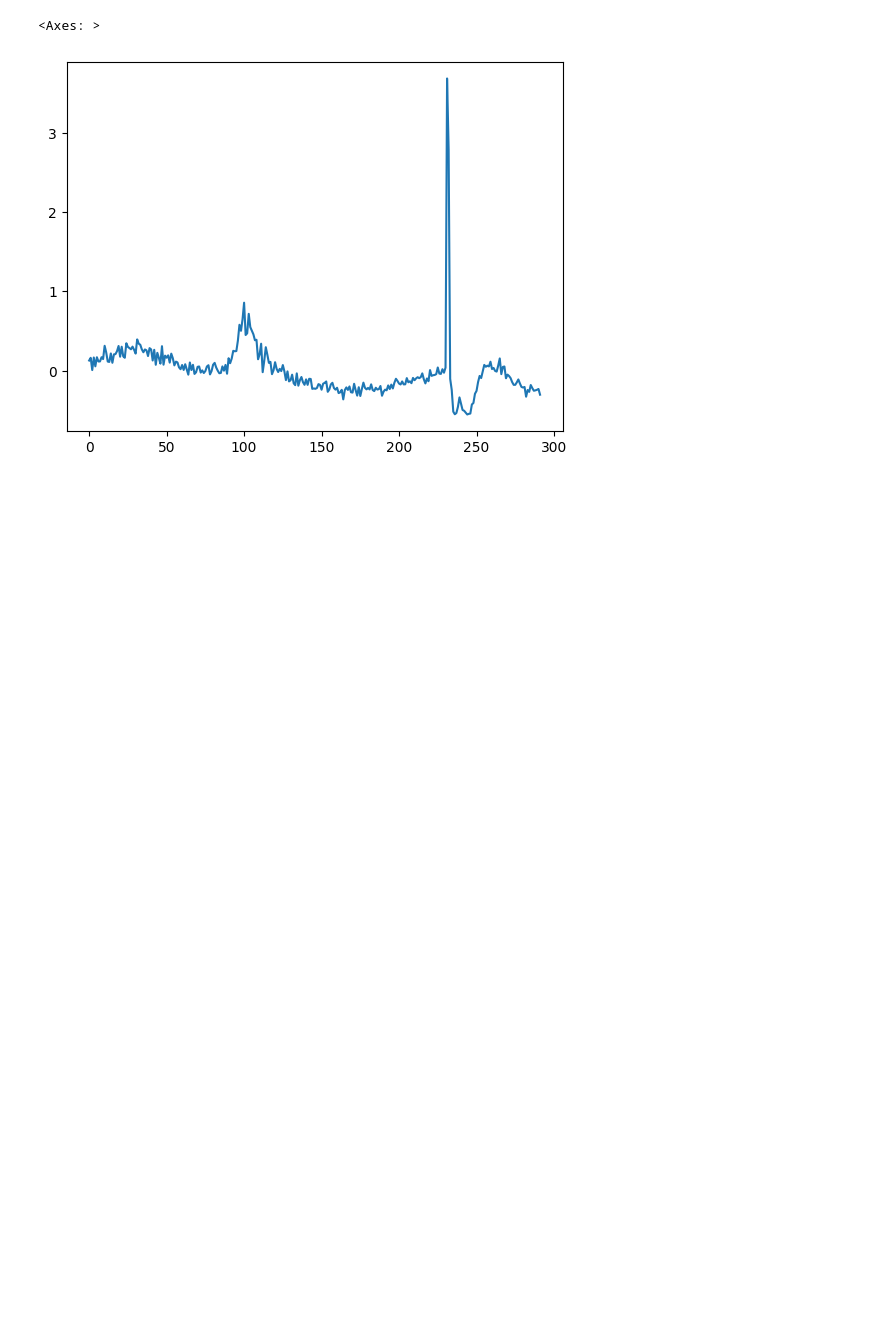
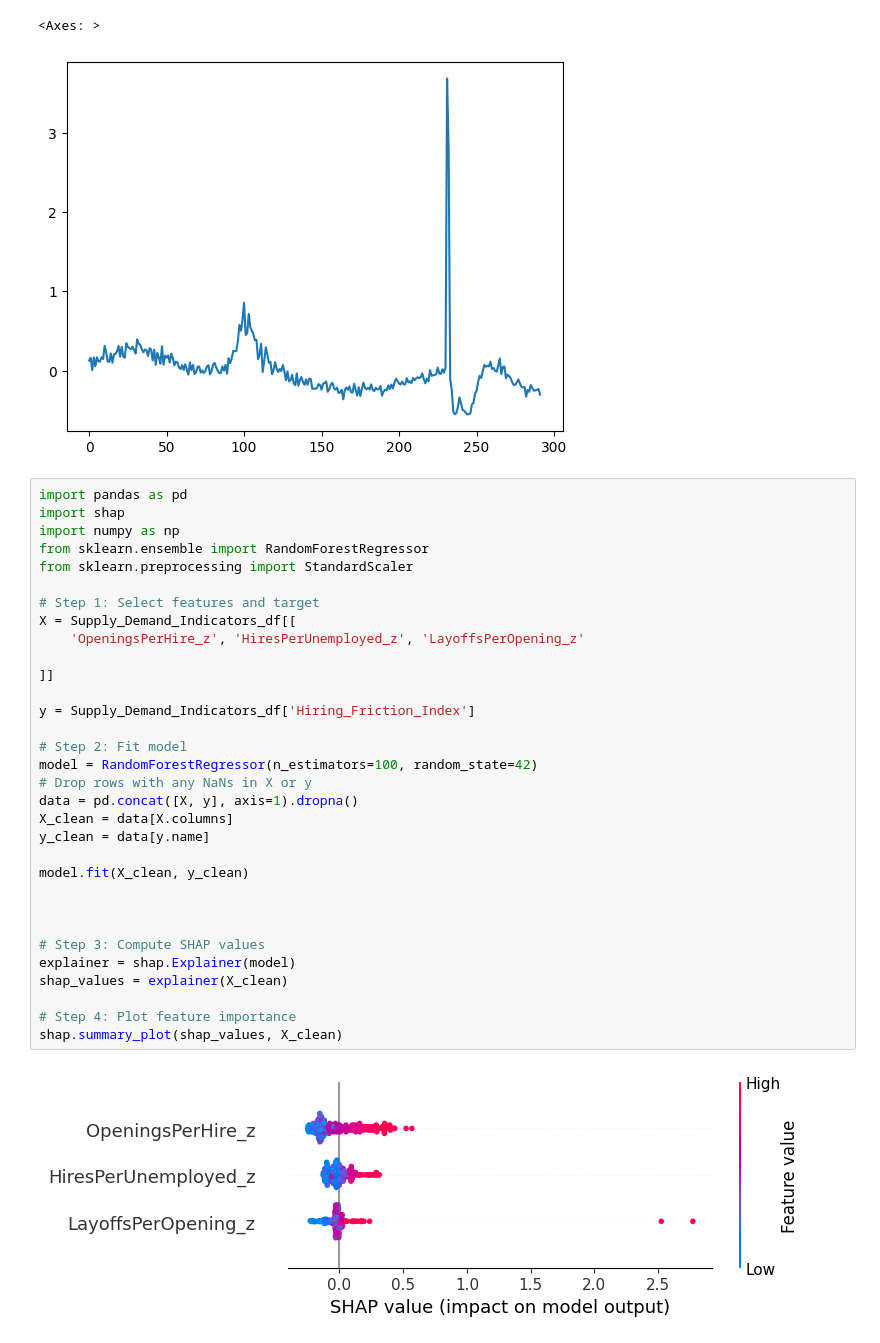
Before and after one commit to Makster04/Labor_Market_Index, a Jupyter notebook: Demand_vs_Supply/Demand_vs_Supply.ipynb, the cells around one changed output. Drawn from its saved outputs; the diff is of its cells as text; blank space fills up the shorter version.

```diff
--- a/Demand_vs_Supply/Demand_vs_Supply.ipynb
+++ b/Demand_vs_Supply/Demand_vs_Supply.ipynb
@@ -535,3 +523,37 @@ Supply_Demand_Indicators_df['Hiring_Friction_Index'].plot()
 # %% [output]
 <Axes: >
 [figure]
+# %%
+import pandas as pd
+import shap
+import numpy as np
+from sklearn.ensemble import RandomForestRegressor
+from sklearn.preprocessing import StandardScaler
+
+# Step 1: Select features and target
+X = Supply_Demand_Indicators_df[[
+    'OpeningsPerHire_z', 'HiresPerUnemployed_z', 'LayoffsPerOpening_z'
+
+]]
+
+y = Supply_Demand_Indicators_df['Hiring_Friction_Index']
+
+# Step 2: Fit model
+model = RandomForestRegressor(n_estimators=100, random_state=42)
+# Drop rows with any NaNs in X or y
+data = pd.concat([X, y], axis=1).dropna()
+X_clean = data[X.columns]
+y_clean = data[y.name]
+
+model.fit(X_clean, y_clean)
+
+
+
+# Step 3: Compute SHAP values
+explainer = shap.Explainer(model)
+shap_values = explainer(X_clean)
+
+# Step 4: Plot feature importance
+shap.summary_plot(shap_values, X_clean)
+# %% [output]
+[figure, added]
```
Also changed, not shown: parts of 47 cells of this notebook, 7 other files.
